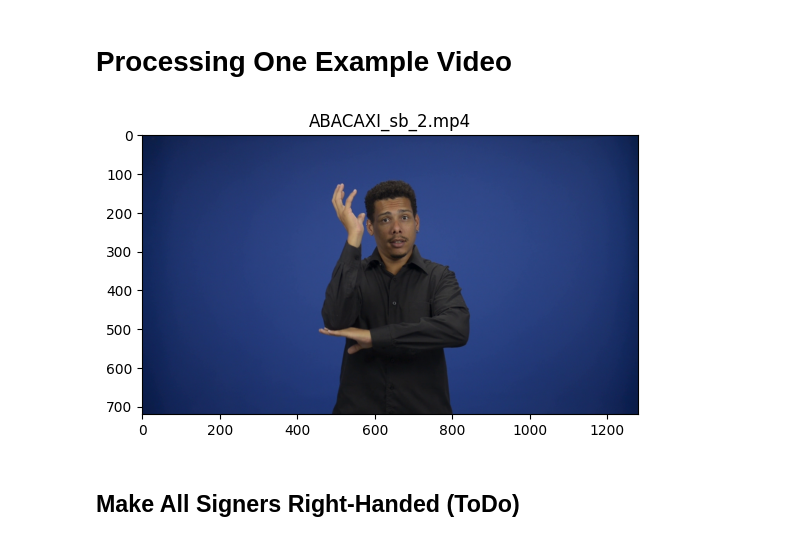
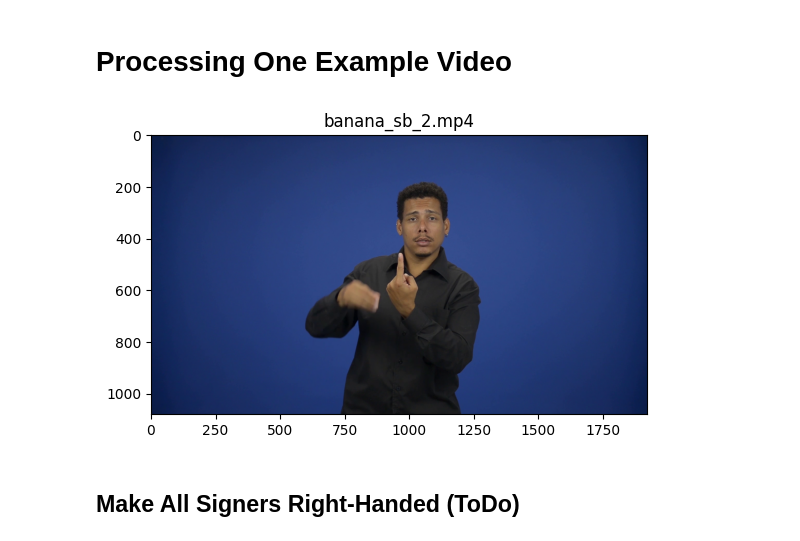
Before and after one commit to patrickf949/SaoPauloBrazilChapter_BrazilianSignLanguage, a Jupyter notebook: code/preprocess/video_preprocessing.ipynb, the cells around one changed output. Drawn from its saved outputs; the diff is of its cells as text; code cells hidden in the pictures.

```diff
--- a/code/preprocess/video_preprocessing.ipynb
+++ b/code/preprocess/video_preprocessing.ipynb
@@ -27,6 +30,6 @@ os.getcwd()
 root = '../../'
 video_dir = f'{root}data/raw/combined/videos'
 # %%
-video_metadata_df = pd.read_csv(f'{root}data/raw/combined/target_dataset_video_metadata(sample).csv')
+video_metadata_df = pd.read_csv(f'{root}data/raw/combined/target_dataset_video_metadata.csv')
 video_metadata_df.head()
 # %% [output]
@@ -40,15 +43,16 @@ video_metadata_df.head()
 # Processing One Example Video
 # %%
 i = 1
-video_path = f'{video_dir}/{video_metadata_df.iloc[i]["filename"]}'
+row = video_metadata_df.iloc[i]
+video_path = f'{video_dir}/{row["filename"]}'
 # show frame
 frame_index = 30
 frame = md.get_frame(video_path, frame_index)
 plt.imshow(frame[:,:,::-1])
-plt.title(f'{video_metadata_df.iloc[i]["filename"]}')
+plt.title(f'{row["filename"]}')
 plt.show()
 # %% [output]
-[figure, old version]
+[figure, new version]
 # %% [markdown]
 ## Make All Signers Right-Handed (ToDo)
 # %%
```
Also changed, not shown: parts of 19 cells of this notebook, 1 other file.
